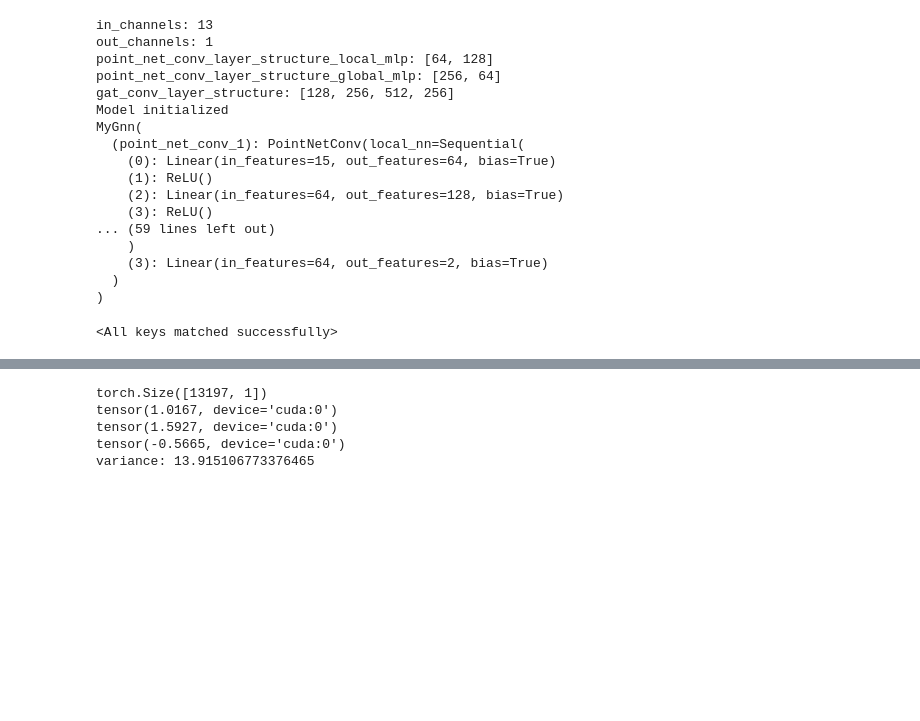
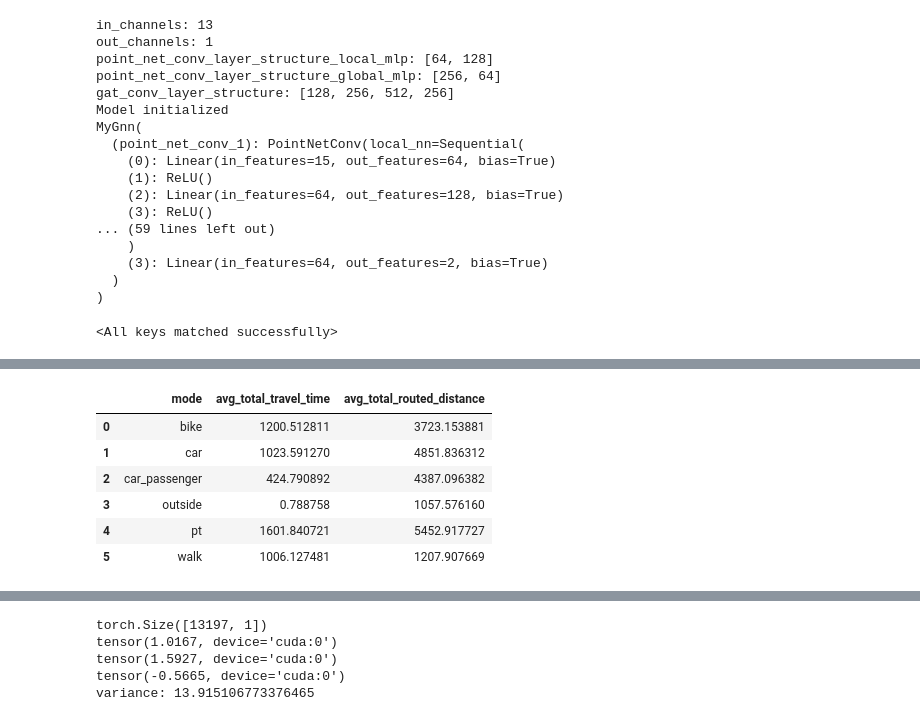
Before and after one commit to govindgoel/ml, a Jupyter notebook: scripts/testing_and_evaluation/map_model_outputs_to_gdf_predefined_zones.ipynb, the cells around one changed output, grey strips where cells are left out. Drawn from its saved outputs; the diff is of its cells as text; code cells hidden in the pictures; blank space fills up the shorter version.

```diff
--- a/scripts/testing_and_evaluation/map_model_outputs_to_gdf_predefined_zones.ipynb
+++ b/scripts/testing_and_evaluation/map_model_outputs_to_gdf_predefined_zones.ipynb
@@ -334,3 +424,13 @@ test_input_linegraph = create_test_object(links_base_case=links_base_case, test_
+# %%
+test_data_mode_stats
+# %% [output]
+|  | mode | avg_total_travel_time | avg_total_routed_distance |
+| 0 | bike | 1200.512811 | 3723.153881 |
+| 1 | car | 1023.591270 | 4851.836312 |
+| 2 | car_passenger | 424.790892 | 4387.096382 |
+| 3 | outside | 0.788758 | 1057.576160 |
+| 4 | pt | 1601.840721 | 5452.917727 |
+| 5 | walk | 1006.127481 | 1207.907669 |
 # %%
 test_input_linegraph.mode_stats.shape
 # %% [output]
```
Also changed, not shown: parts of 13 cells of this notebook, 1 other file.
